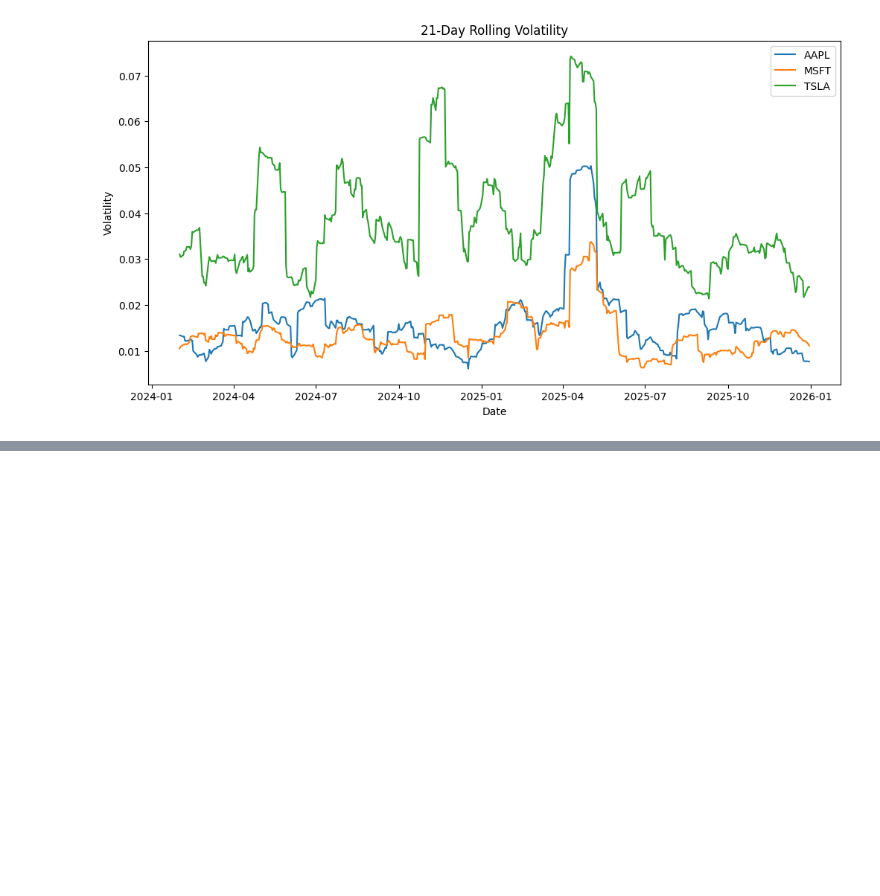
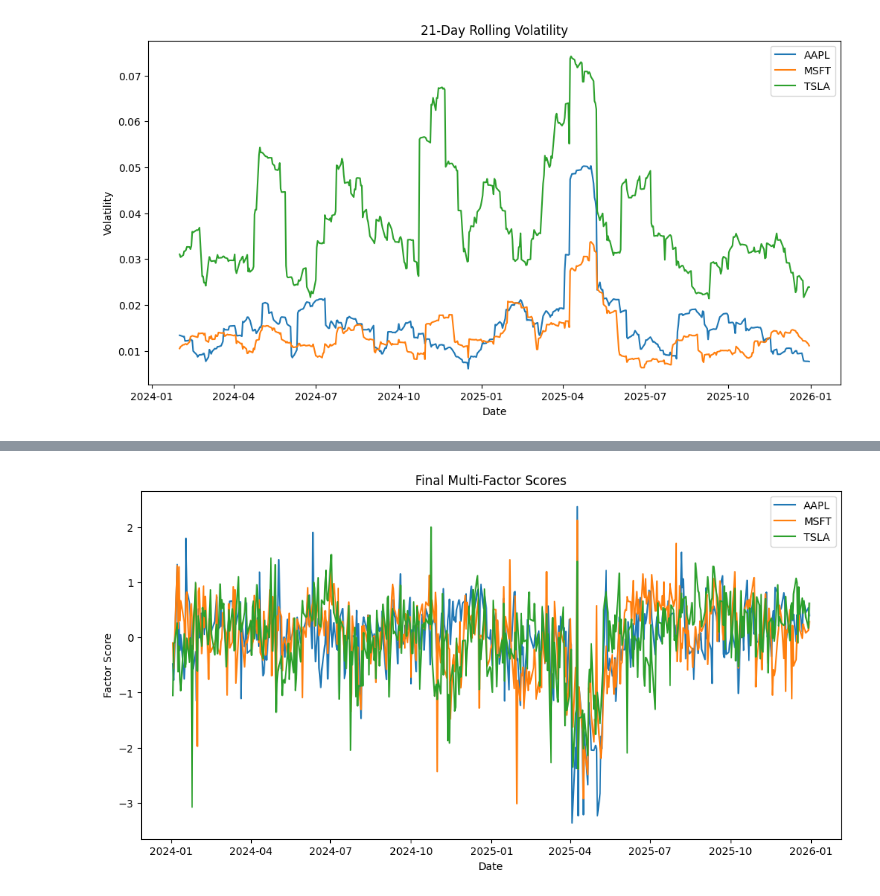
Before and after one commit to aminaboualizade-a11y/equity-factor-model, a Jupyter notebook: notebooks/01_data_download.ipynb, the cells around one changed output, grey strips where cells are left out. Cells and saved outputs as stored; diff of their text form; code cells hidden in the pictures; blank space fills up the shorter version.

Commit message:
Day 4: combined factors and built final factor table

```diff
--- a/notebooks/01_data_download.ipynb
+++ b/notebooks/01_data_download.ipynb
@@ -241,3 +241,7 @@ plt.legend()
 plt.show()
 # %% [output]
 [figure]
+# %%
+vol_factor = (rolling_vol - rolling_vol.mean()) / rolling_vol.std()
+vol_factor = -vol_factor  # invert: high volatility = low score
+vol_factor.head()
@@ -243,0 +256,3 @@ plt.show()
+# %%
+combined_factors = pd.concat([factor_scores, vol_factor], axis=1)
+combined_factors.head()
@@ -243,0 +267,4 @@ plt.show()
+# %%
+final_scores = combined_factors.T.groupby(combined_factors.columns.str.split('_').str[0]).mean().T
+
+final_scores.head()
@@ -243,0 +279,15 @@ plt.show()
+# %%
+import matplotlib.pyplot as plt
+
+plt.figure(figsize=(12,6))
+
+for stock in final_scores.columns:
+    plt.plot(final_scores[stock], label=stock)
+
+plt.title("Final Multi-Factor Scores")
+plt.xlabel("Date")
+plt.ylabel("Factor Score")
+plt.legend()
+plt.show()
+# %% [output]
+[figure, added]
```
Also changed, not shown: parts of 4 cells of this notebook, 5 other files.
